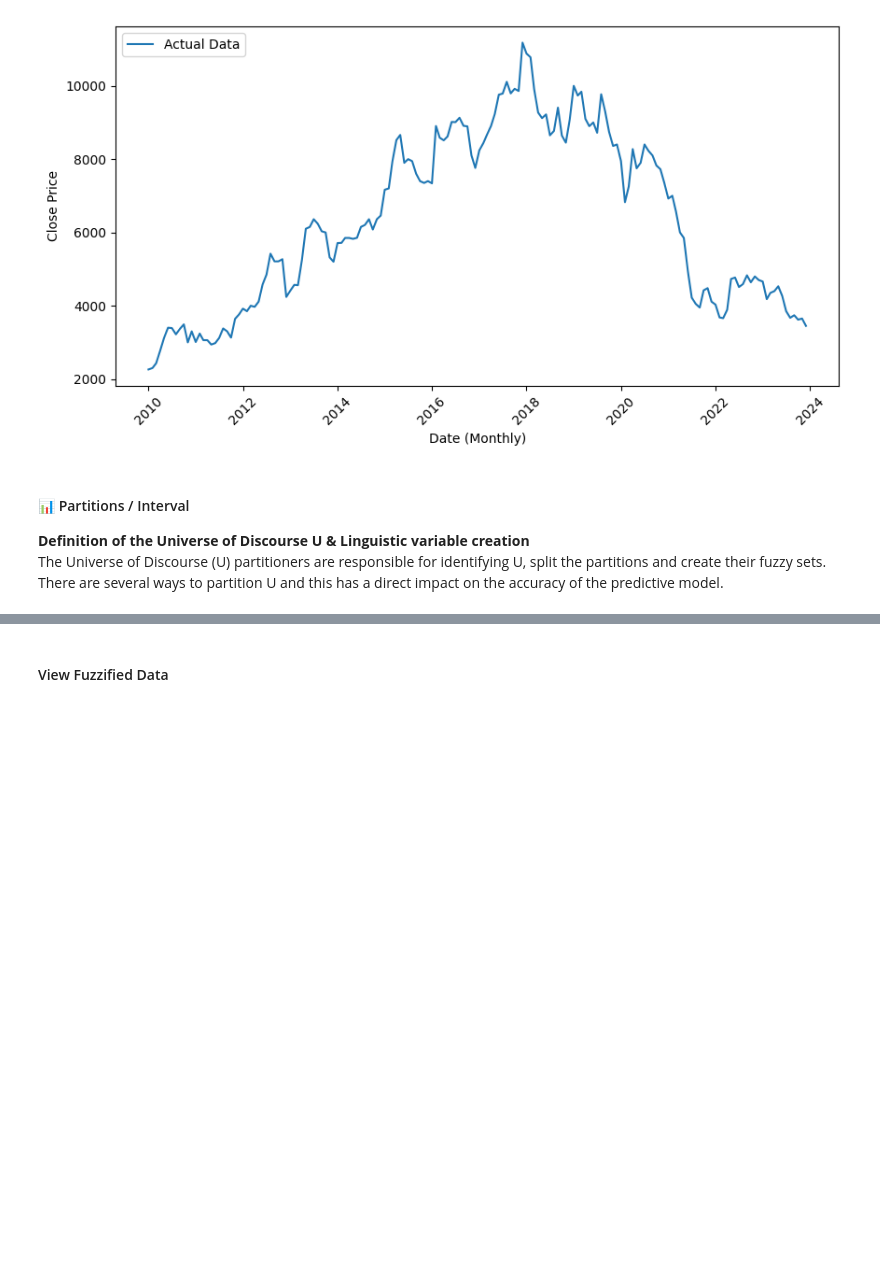
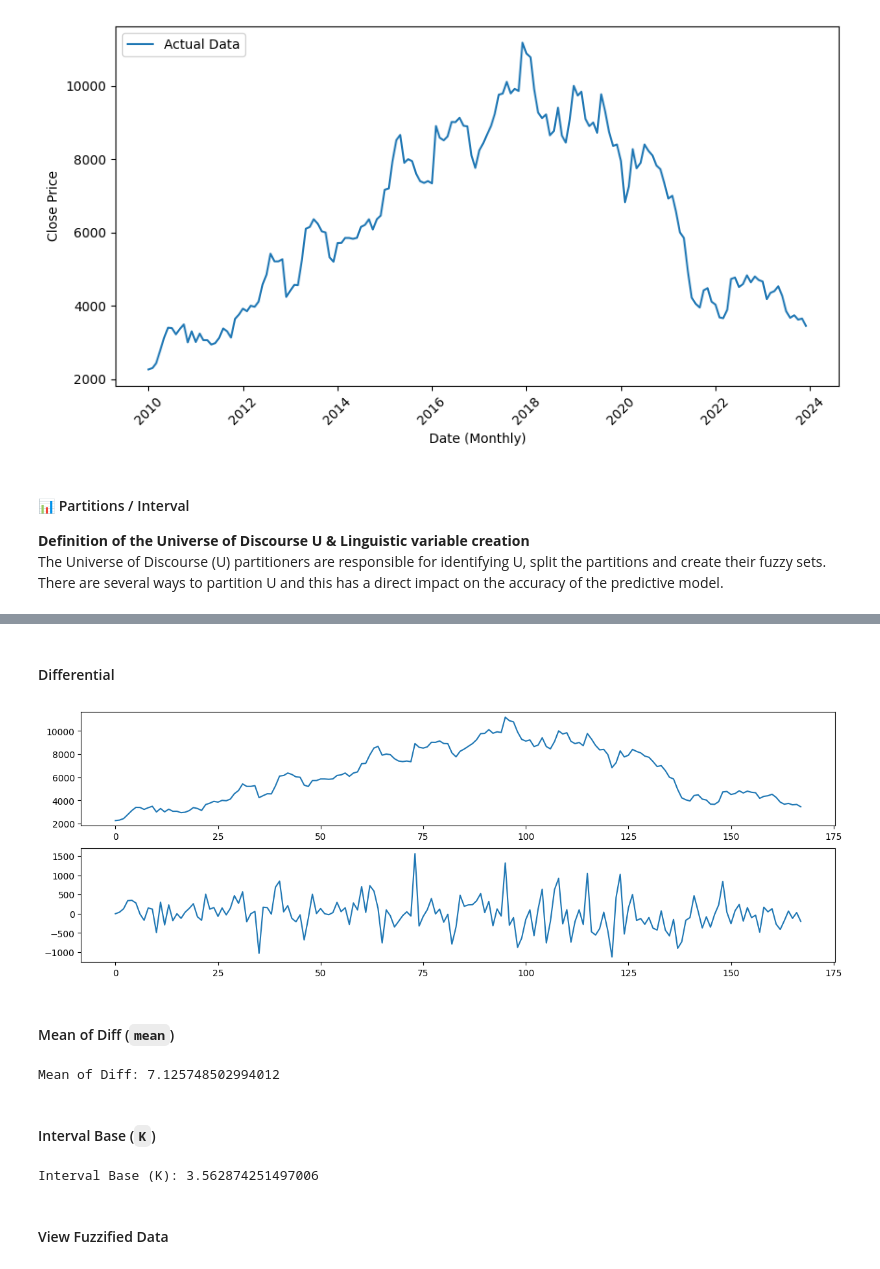
Before and after one commit to fn-hide/fts_lee, a Jupyter notebook: main.ipynb, the cells around one changed output, grey strips where cells are left out. Cells and saved outputs as stored; diff of their text form; code cells hidden in the pictures; blank space fills up the shorter version.

```diff
--- a/main.ipynb
+++ b/main.ipynb
@@ -64,3 +72,31 @@ fs.plot(ax)
+# %% [markdown]
+#### Differential
+# %%
+from pyFTS.common import Transformations
+
+Diff = Transformations.Differential(1)
+diff = Diff.apply(data)
+
+fig, ax = plt.subplots(nrows=2, ncols=1, figsize=[15,5])
+ax[0].plot(data)
+ax[1].plot(diff)
+plt.show()
+# %% [output]
+[figure, added]
+# %% [markdown]
+#### Mean of Diff (`mean`)
+# %%
+mean = sum(diff) / (len(data) - 1)
+
+print(f'Mean of Diff: {mean}')
+# %% [output]
+Mean of Diff: 7.125748502994012
+# %% [markdown]
+#### Interval Base (`K`)
+# %%
+print(f'Interval Base (K): {mean / 2}')
+# %% [output]
+Interval Base (K): 3.562874251497006
 # %% [markdown]
 #### View Fuzzified Data
 # %%
```
Also changed, not shown: parts of 6 cells of this notebook.
